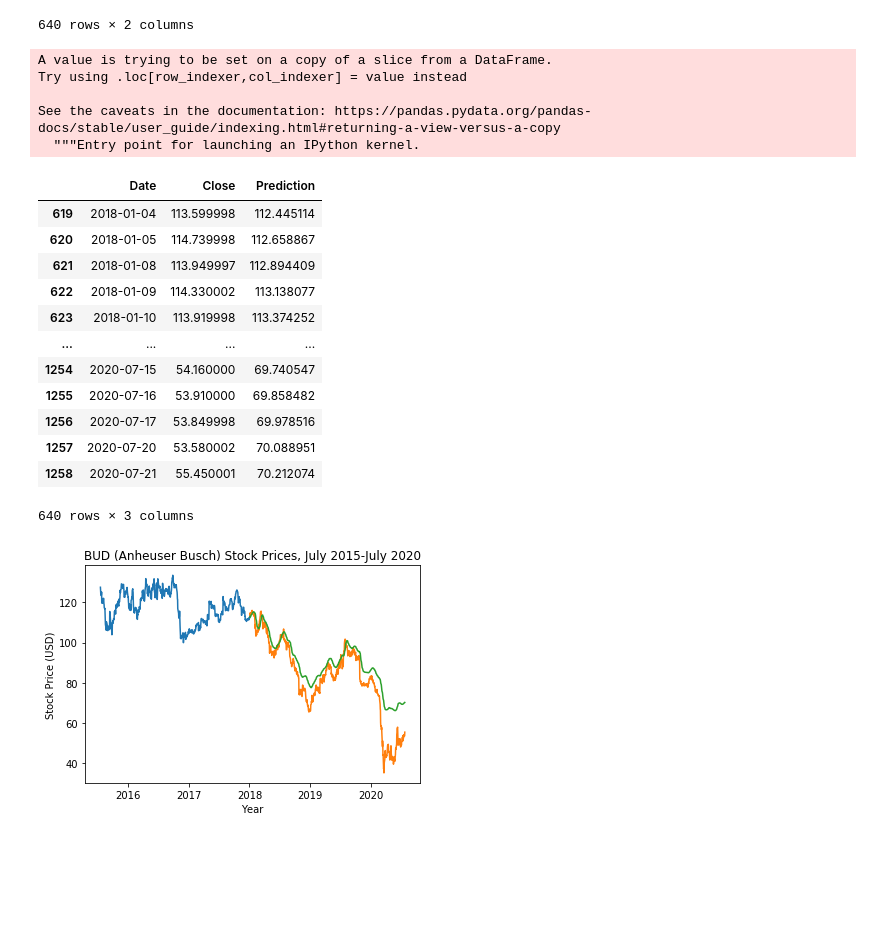
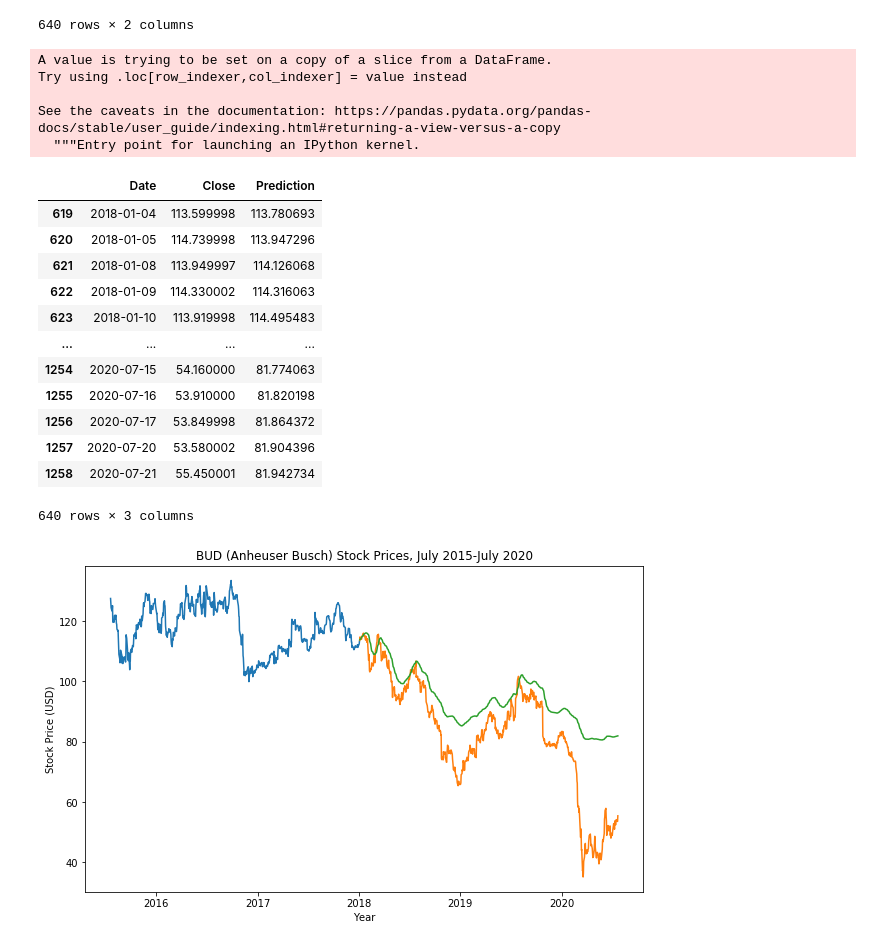
Before and after one commit to edwinmccracken/final_project, a Jupyter notebook: BUD_Analysis.ipynb, the cells around one changed output. Cells and saved outputs as stored; diff of their text form; code cells hidden in the pictures; blank space fills up the shorter version.

```diff
--- a/BUD_Analysis.ipynb
+++ b/BUD_Analysis.ipynb
@@ -73,11 +74,12 @@ model_df.head()
 # %%
 from sklearn.model_selection import train_test_split
 
+x = 365
 input_data = []
 output_data = []
 
-for i in range(60,len(model_df)):
-    input_data.append(model_df.loc[i-60:i,"Close"])
+for i in range(x,len(model_df)):
+    input_data.append(model_df.loc[i-x:i,"Close"])
     output_data.append(model_df.loc[i,"Close"])
 
 X = np.array(input_data)
@@ -219,7 +223,7 @@ new_data
 inputs = []
 
 for i in range(619,len(data1)):
-    inputs.append(data1.loc[i-60:i,"Close"])
+    inputs.append(data1.loc[i-x:i,"Close"])
 
 X_forecast = np.array(inputs)
 X_forecast_scaled = X_scaler.transform(X_forecast)
@@ -277,26 +281,27 @@ Try using .loc[row_indexer,col_indexer] = value instead
 See the caveats in the documentation: https://pandas.pydata.org/pandas-docs/stable/user_guide/indexing.html#returning-a-view-versus-a-copy
   """Entry point for launching an IPython kernel.
 |  | Date | Close | Prediction |
-| 619 | 2018-01-04 | 113.599998 | 112.445114 |
-| 620 | 2018-01-05 | 114.739998 | 112.658867 |
-| 621 | 2018-01-08 | 113.949997 | 112.894409 |
-| 622 | 2018-01-09 | 114.330002 | 113.138077 |
-| 623 | 2018-01-10 | 113.919998 | 113.374252 |
+| 619 | 2018-01-04 | 113.599998 | 113.780693 |
+| 620 | 2018-01-05 | 114.739998 | 113.947296 |
+| 621 | 2018-01-08 | 113.949997 | 114.126068 |
+| 622 | 2018-01-09 | 114.330002 | 114.316063 |
+| 623 | 2018-01-10 | 113.919998 | 114.495483 |
 | ... | ... | ... | ... |
-| 1254 | 2020-07-15 | 54.160000 | 69.740547 |
-| 1255 | 2020-07-16 | 53.910000 | 69.858482 |
-| 1256 | 2020-07-17 | 53.849998 | 69.978516 |
-| 1257 | 2020-07-20 | 53.580002 | 70.088951 |
-| 1258 | 2020-07-21 | 55.450001 | 70.212074 |
+| 1254 | 2020-07-15 | 54.160000 | 81.774063 |
+| 1255 | 2020-07-16 | 53.910000 | 81.820198 |
+| 1256 | 2020-07-17 | 53.849998 | 81.864372 |
+| 1257 | 2020-07-20 | 53.580002 | 81.904396 |
+| 1258 | 2020-07-21 | 55.450001 | 81.942734 |
 640 rows × 3 columns
 # %%
 model_df = model_df.set_index("Date")
 forecasted_stock = forecasted_stock.set_index("Date")
+plt.figure(figsize=(10,6))
 plt.plot(model_df["Close"])
 plt.plot(forecasted_stock[['Close',"Prediction"]])
 plt.title("BUD (Anheuser Busch) Stock Prices, July 2015-July 2020")
 plt.xlabel('Year')
 plt.ylabel('Stock Price (USD)')
 plt.savefig('BUD_Prediction.png')
 # %% [output]
-[figure, old version]
+[figure, new version]
```
Also changed, not shown: parts of 8 cells of this notebook, 8 other files.
